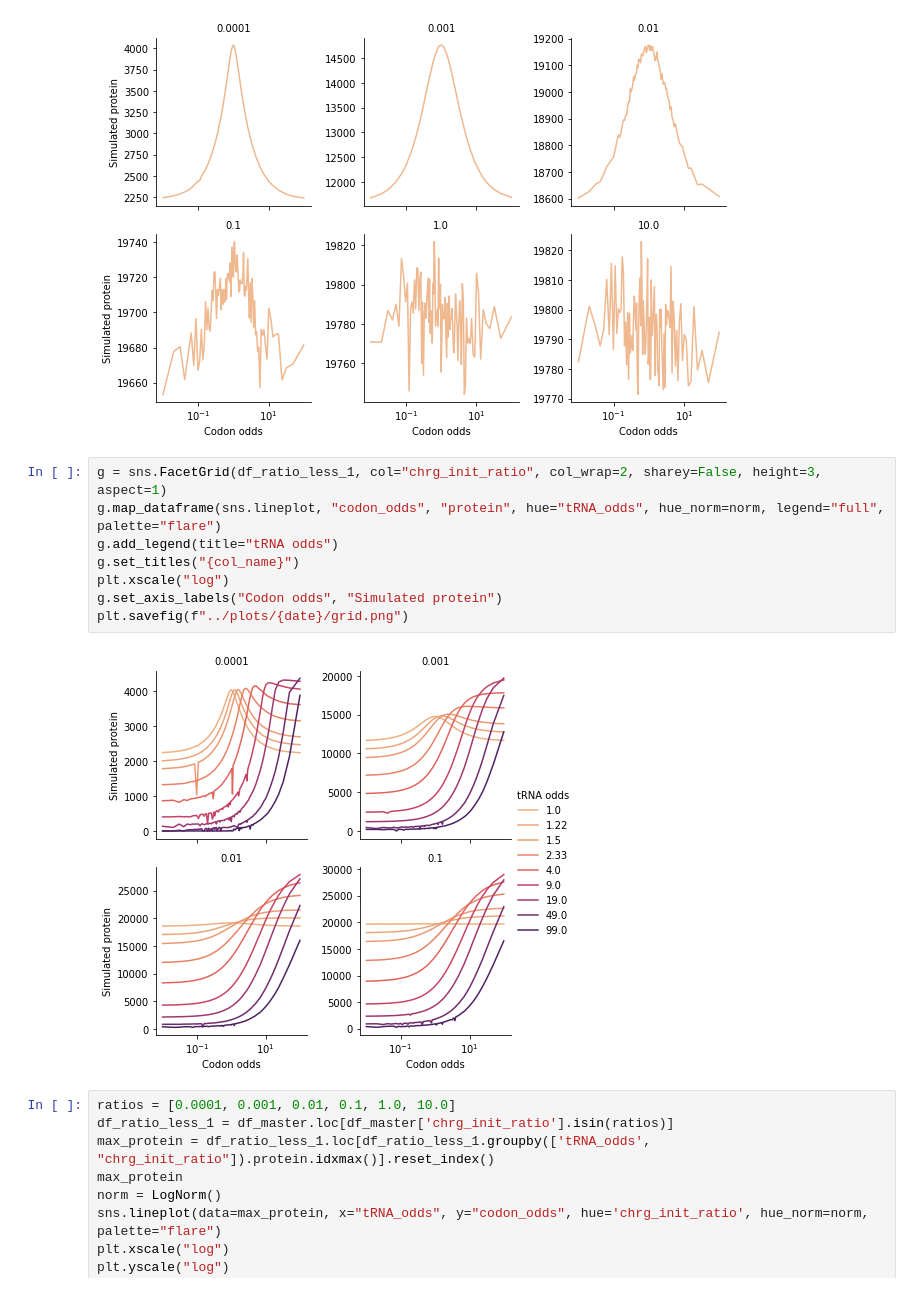
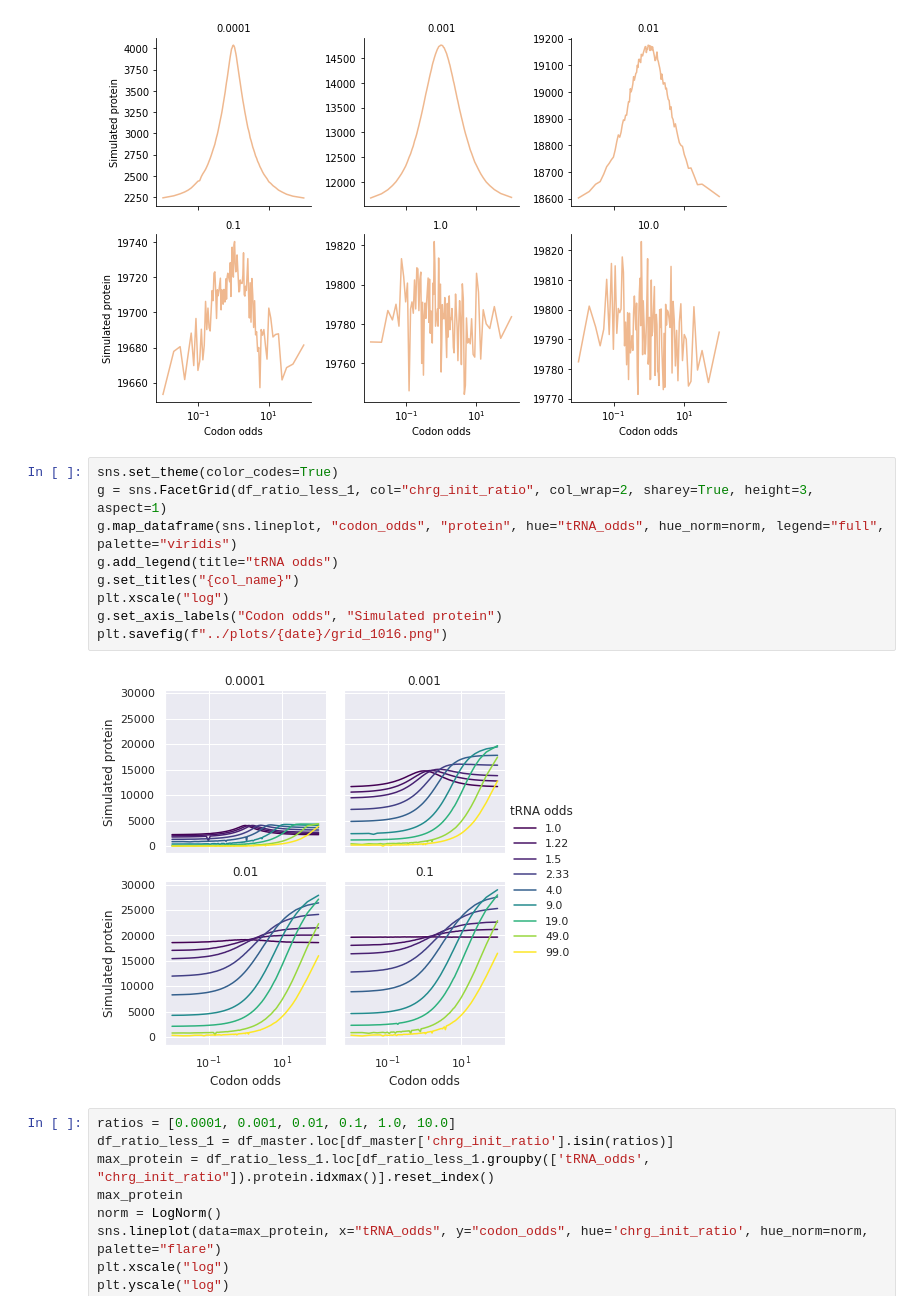
Before and after one commit to alexismhill3/tRNA-dynamics, a Jupyter notebook: notebooks/may-3-2022.ipynb, the cells around one changed output. Drawn from its saved outputs; the diff is of its cells as text.

Commit message:
remake tRNA sim grid figure for grant proposal

```diff
--- a/notebooks/may-3-2022.ipynb
+++ b/notebooks/may-3-2022.ipynb
@@ -235,15 +233,16 @@ plt.savefig(f"../plots/{date}/trna_1_1_all.png")
 # %% [output]
 [figure]
 # %%
-g = sns.FacetGrid(df_ratio_less_1, col="chrg_init_ratio", col_wrap=2, sharey=False, height=3, aspect=1)
-g.map_dataframe(sns.lineplot, "codon_odds", "protein", hue="tRNA_odds", hue_norm=norm, legend="full", palette="flare")
+sns.set_theme(color_codes=True)
+g = sns.FacetGrid(df_ratio_less_1, col="chrg_init_ratio", col_wrap=2, sharey=True, height=3, aspect=1)
+g.map_dataframe(sns.lineplot, "codon_odds", "protein", hue="tRNA_odds", hue_norm=norm, legend="full", palette="viridis")
 g.add_legend(title="tRNA odds")
 g.set_titles("{col_name}")
 plt.xscale("log")
 g.set_axis_labels("Codon odds", "Simulated protein")
-plt.savefig(f"../plots/{date}/grid.png")
+plt.savefig(f"../plots/{date}/grid_1016.png")
 # %% [output]
-[figure, old version]
+[figure, new version]
 # %%
 ratios = [0.0001, 0.001, 0.01, 0.1, 1.0, 10.0]
 df_ratio_less_1 = df_master.loc[df_master['chrg_init_ratio'].isin(ratios)]
```
Also changed, not shown: parts of 1 cell of this notebook, 2 other files.
